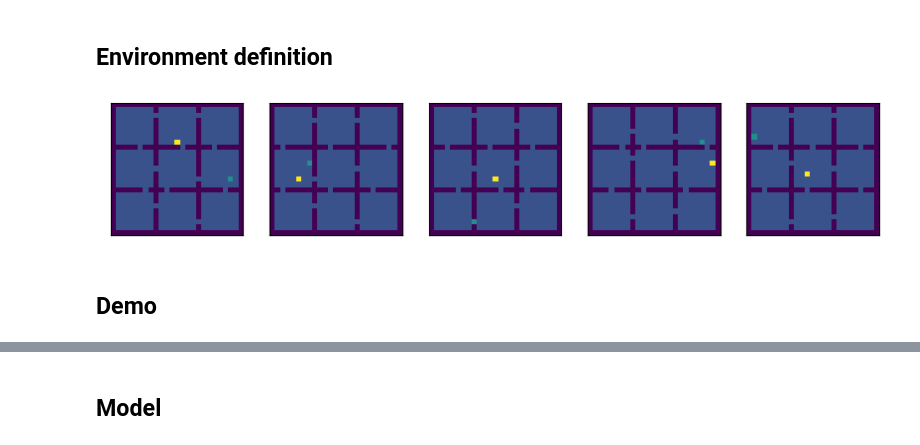
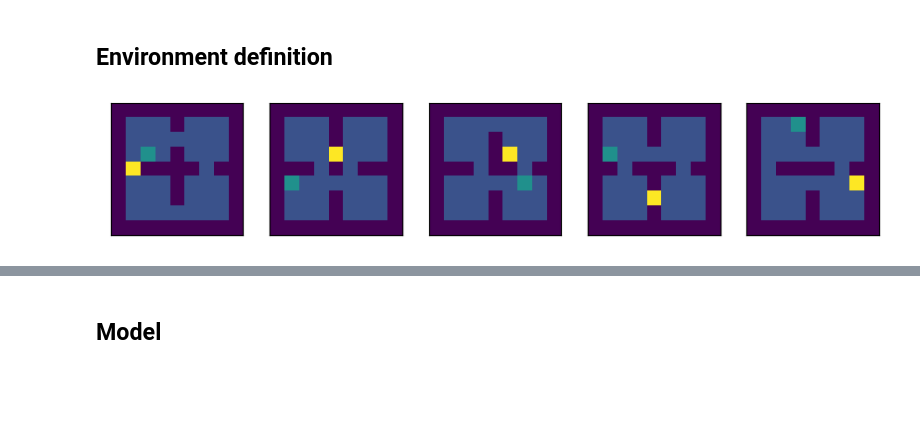
Before and after one commit to AlbertoSinigaglia/snake-reinforcement-learning, a Jupyter notebook: double_q_learning_learns_walls/main.ipynb, the cells around one changed output, grey strips where cells are left out. Saved outputs shown, nothing was run; the diff lists cells and outputs as text; code cells hidden in the pictures; blank space fills up the shorter version.

```diff
--- a/double_q_learning_learns_walls/main.ipynb
+++ b/double_q_learning_learns_walls/main.ipynb
@@ -18,26 +18,19 @@ LOAD_FROM_MEMORY = True
 # %% [markdown]
 ## Environment definition
 # %%
-%matplotlib inline
 def get_env(n=1000):
-    return Walls25x25SnakeEnvironment(n)
+    return Walls9x9SnakeEnvironment(n)
 env_ = get_env()
 GAMMA = .9
-ITERATIONS = 200000
-EPSILON = 0.1
-LAMBDA_VALUE = 0.
-LAMBDA_AGENT = 0.
+ITERATIONS = 5000
 RESET_EVERY_N = 100
 # 10 random iterations, 100 elements from each of them
 replay_memory = ReplayMemoryFast(1000, 10, 100)
-#  ALPHA = 0.1
 
 fig,axs=plt.subplots(1,min(len(env_.boards), 5), figsize=(10,3))
 for ax, board in zip(axs, env_.boards):
     ax.get_yaxis().set_visible(False)
     ax.get_xaxis().set_visible(False)
     ax.imshow(board, origin="lower")
 # %% [output]
-[figure, old version]
+[figure, new version]
-# %% [markdown]
-## Demo
```
Also changed, not shown: parts of 18 cells of this notebook, 55 other files.
